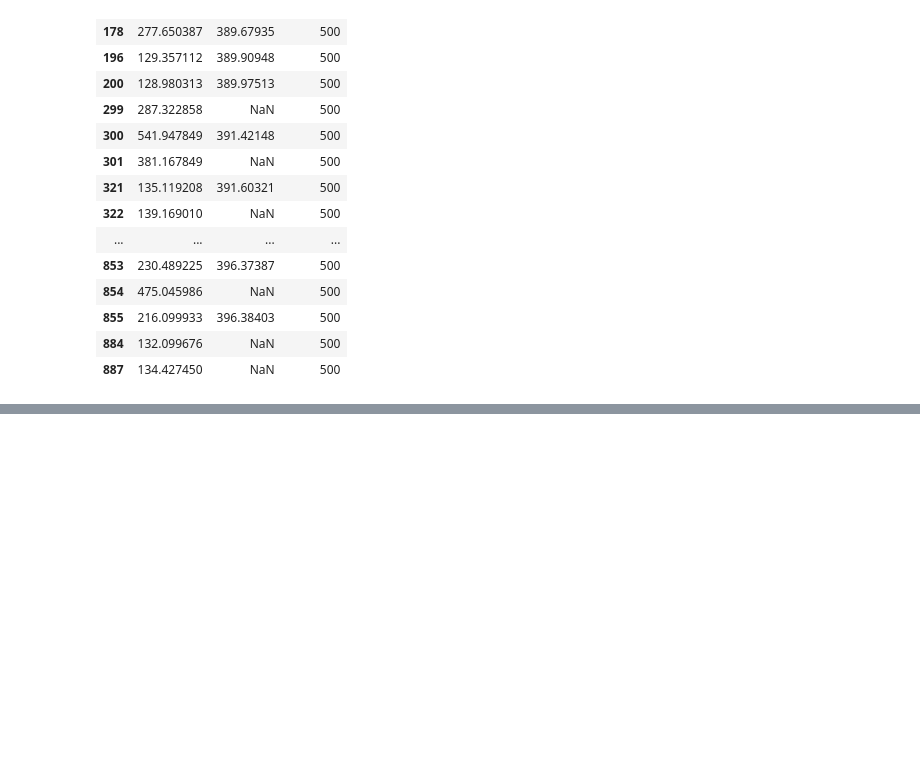
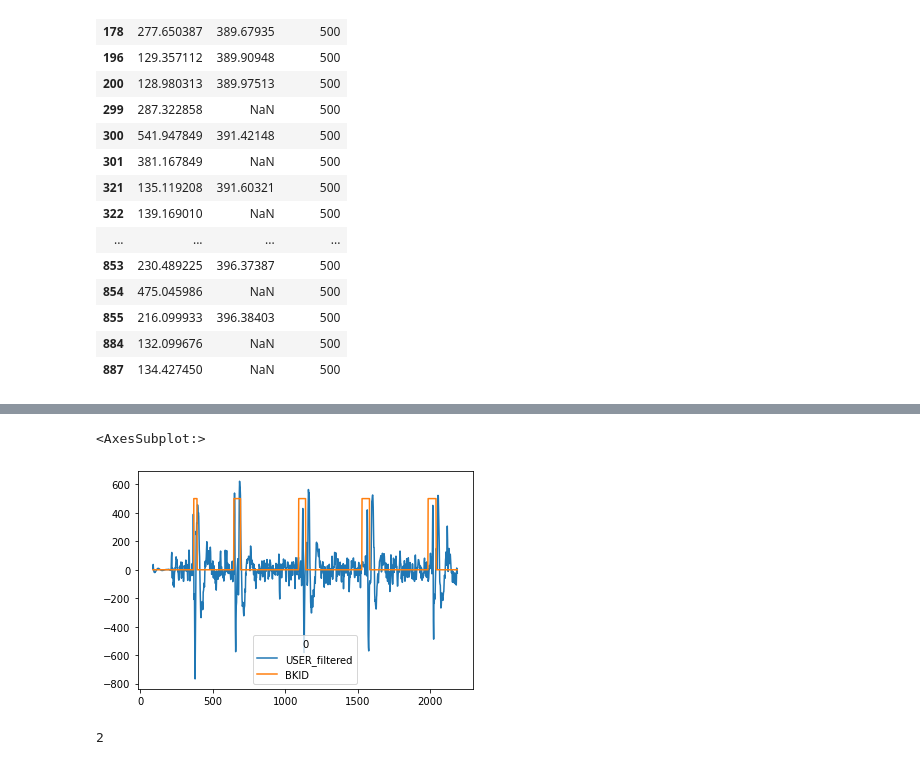
Before and after one commit to anapaulasandes/ppgeb_masters, a Jupyter notebook: python_syncronization/v1-clean_data.ipynb, the cells around one changed output, grey strips where cells are left out. Cells and saved outputs as stored; diff of their text form; code cells hidden in the pictures; blank space fills up the shorter version.

```diff
--- a/python_syncronization/v1-clean_data.ipynb
+++ b/python_syncronization/v1-clean_data.ipynb
@@ -243,0 +373,20 @@ df_plot.loc[df_plot["OUTLIER"] != 0]
+# %%
+# Sample rate and desired cutoff frequencies (in Hz).
+fs = 60
+lowcut = 1
+highcut = 20
+# %%
+df = df.dropna()
+# %%
+band_filtered = butter_bandpass_filter(df["USER"].values, lowcut, highcut, fs )
+# %%
+df["USER_filtered"] = band_filtered
+# %%
+df[["USER_filtered","BKID"]].plot()
+# %% [output]
+<AxesSubplot:>
+[figure, added]
+# %%
+df["BKID"].nunique()
+# %% [output]
+2
```
Also changed, not shown: parts of 42 cells of this notebook, 25 other files.
